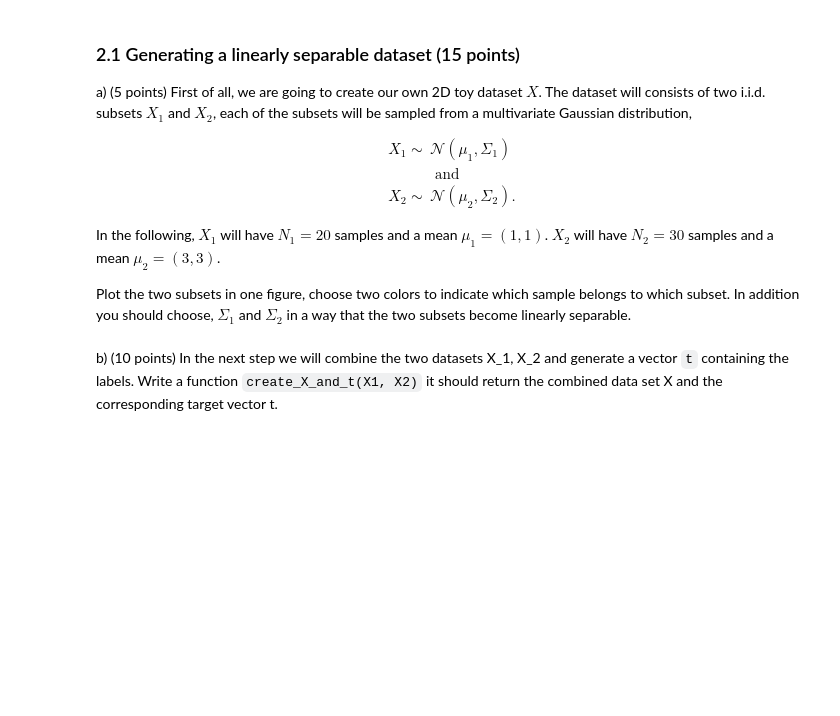
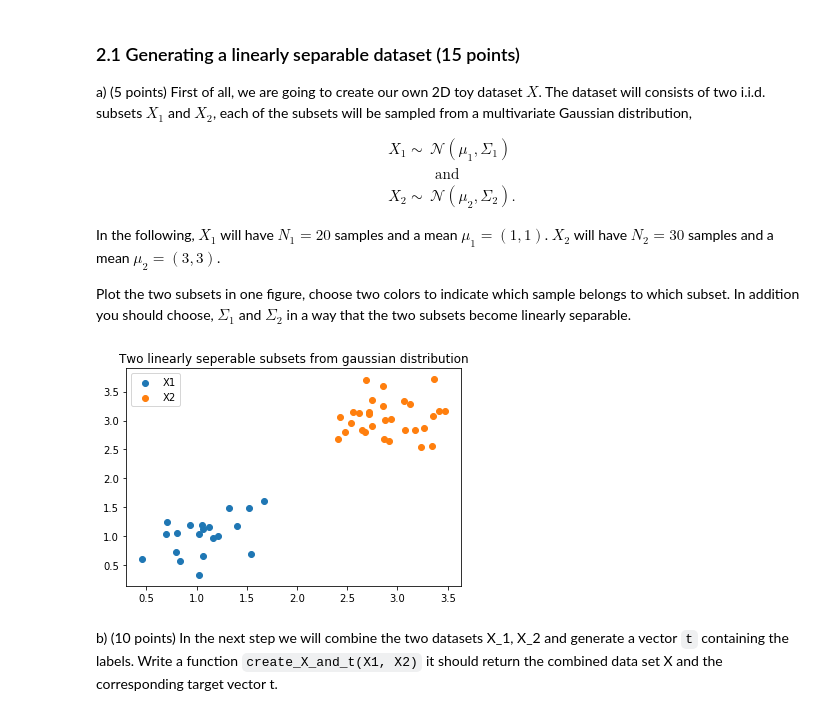
Before and after one commit to jurrew27/machine-learning, a Jupyter notebook: 11252138_10580476_lab3.ipynb, the cells around one changed output. Drawn from its saved outputs; the diff is of its cells as text; code cells hidden in the pictures; blank space fills up the shorter version.

```diff
--- a/11252138_10580476_lab3.ipynb
+++ b/11252138_10580476_lab3.ipynb
@@ -409,22 +407,25 @@ Plot the two subsets in one figure, choose two colors to indicate which sample b
 # %%
 # X1 has 20 samples and mean (1,1)
 N1, mu1 = 20, np.array([1, 1])
 
 # X2 has 30 samples and mean (3,3)
 N2, mu2 = 30, np.array([3, 3])
 
 # Choose covariance matrices so that the two subsets are linearly seperable
 sigma1 = np.diag([0.1, 0.1])
 sigma2 = np.diag([0.1, 0.1])
 
 # Sample multivariate Gaussian distribution
 subset1 = np.random.multivariate_normal(mu1, sigma1, N1)
 subset2 = np.random.multivariate_normal(mu2, sigma2, N2)
 
 plt.title("Two linearly seperable subsets from gaussian distribution")
-plt.scatter(subset1[:,0], subset1[:,1])
-plt.scatter(subset2[:,0], subset2[:,1])
+plt.scatter(subset1[:,0], subset1[:,1], label='X1')
+plt.scatter(subset2[:,0], subset2[:,1], label='X2')
+plt.legend()
 plt.show()
+# %% [output]
+[figure, added]
 # %% [markdown]
 b) (10 points) In the next step we will combine the two datasets X_1, X_2 and generate a vector `t` containing the labels. Write a function `create_X_and_t(X1, X2)` it should return the combined data set X and the corresponding target vector t.
 # %%
```
Also changed, not shown: parts of 13 cells of this notebook.
